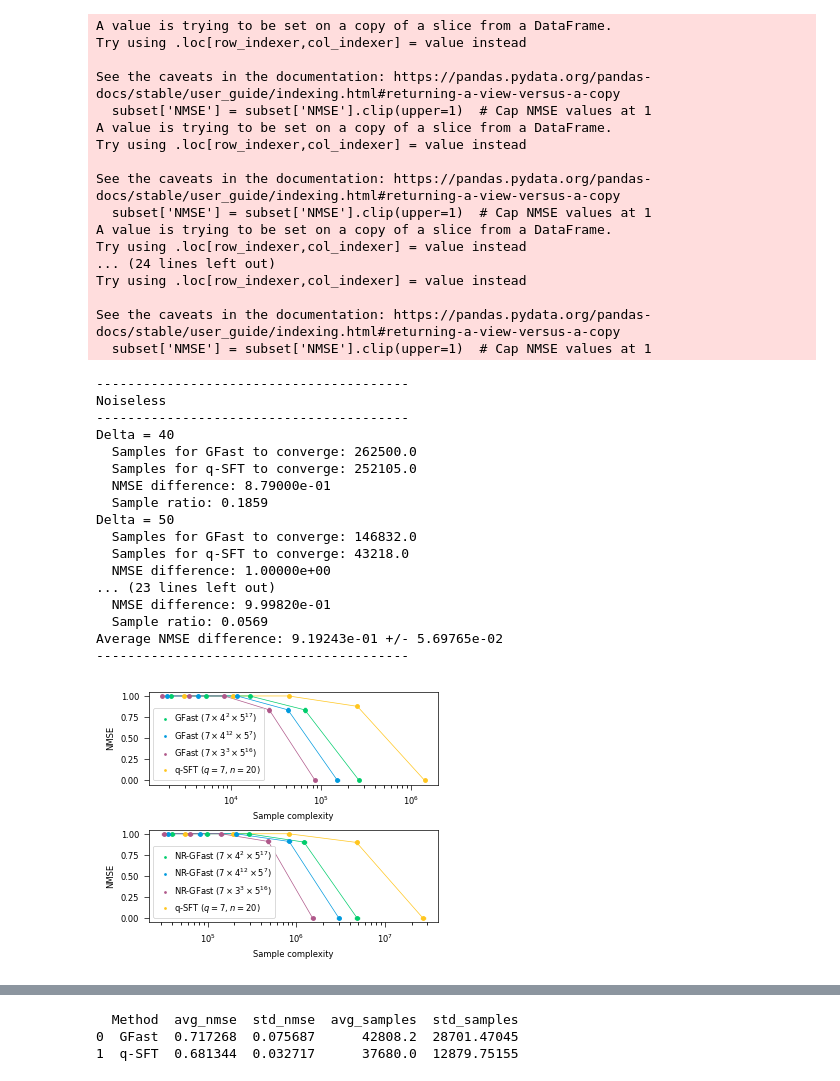
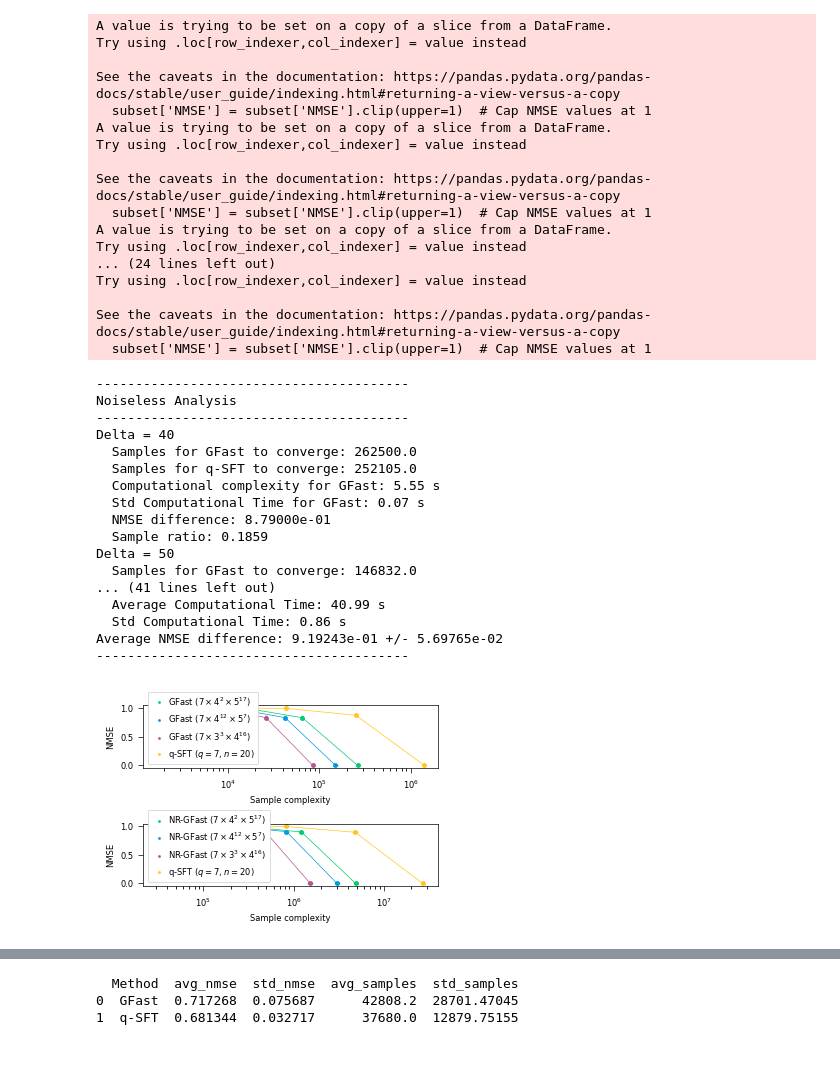
Before and after one commit to amirgroup-codes/GFast, a Jupyter notebook: figures.ipynb, the cells around one changed output, grey strips where cells are left out. Drawn from its saved outputs; the diff is of its cells as text; code cells hidden in the pictures.

```diff
--- a/figures.ipynb
+++ b/figures.ipynb
@@ -32,13 +32,15 @@ df = df[df['Removal'] == removal]
 df['Samples'] = df['Samples'].apply(ast.literal_eval)
 df['NMSE'] = df['NMSE'].apply(ast.literal_eval)
 df['b'] = df['b'].apply(ast.literal_eval)
+df['Computational Time (s)'] = df['Computational Time (s)'].apply(ast.literal_eval)
 
 plot_data = {
     'Samples': [s for sample_list in df['Samples'] for s in sample_list],
     'NMSE': [n for nmse_list in df['NMSE'] for n in nmse_list],
     'Delta': [d for d, sample_list in zip(df['Delta'], df['Samples']) for _ in sample_list],
     'b': [b_val for b_list in df['b'] for b_val in b_list],
-    'N': [d for d, sample_list in zip(df['N'], df['Samples']) for _ in sample_list]
+    'N': [d for d, sample_list in zip(df['N'], df['Samples']) for _ in sample_list],
+    'Computational Time (s)': [t_val for t_list in df['Computational Time (s)'] for t_val in t_list]
 }
 
 plot_df_noiseless = pd.DataFrame(plot_data)
@@ -52,13 +54,15 @@ df = df[df['Removal'] == removal]
 df['Samples'] = df['Samples'].apply(ast.literal_eval)
 df['NMSE'] = df['NMSE'].apply(ast.literal_eval)
 df['b'] = df['b'].apply(ast.literal_eval)
+df['Computational Time (s)'] = df['Computational Time (s)'].apply(ast.literal_eval)
 
 plot_data = {
     'Samples': [s for sample_list in df['Samples'] for s in sample_list],
     'NMSE': [n for nmse_list in df['NMSE'] for n in nmse_list],
     'Delta': [d for d, sample_list in zip(df['Delta'], df['Samples']) for _ in sample_list],
     'b': [b_val for b_list in df['b'] for b_val in b_list],
-    'N': [d for d, sample_list in zip(df['N'], df['Samples']) for _ in sample_list]
+    'N': [d for d, sample_list in zip(df['N'], df['Samples']) for _ in sample_list],
+    'Computational Time (s)': [t_val for t_list in df['Computational Time (s)'] for t_val in t_list]
 }
 
 plot_df_noisy = pd.DataFrame(plot_data)
@@ -224,7 +245,7 @@ def synt_analysis(df):
 Synthetic results
 """
 
-fig = plt.figure(figsize=(overall_fig_width*mm, 70*mm), constrained_layout=True)
+fig = plt.figure(figsize=(overall_fig_width*mm, 60*mm), constrained_layout=True)
 gs = gridspec.GridSpec(2, 1, height_ratios=[1, 1], width_ratios=[1], figure=fig)
 ax1 = fig.add_subplot(gs[0, 0])
 plot_deltas_vs_nmse_samples(ax1, plot_df_noiseless, markersize=markersize, legend_marker_size=legend_marker_size, linewidth=linewidth, font_size=font_size, legend_loc='lower left', xlabel='Sample complexity', ylabel='NMSE')
@@ -232,18 +253,29 @@ plot_deltas_vs_nmse_samples(ax1, plot_df_noiseless, markersize=markersize, legen
 # Noiseless analysis
 results = synt_analysis(plot_df_noiseless)
 print("-" * 40)
-print('Noiseless')
+print('Noiseless Analysis')
 print("-" * 40)
+
 nmse_difference = []
 for delta, metrics in results.items():
     print(f"Delta = {delta}")
-    print(f"  Samples for GFast to converge: {metrics['Samples for GFast to converge']}")
-    print(f"  Samples for q-SFT to converge: {metrics['Samples for q-SFT to converge']}")
-    print(f"  NMSE difference: {metrics['NMSE difference']:.5e}")
-    print(f"  Sample ratio: {metrics['Sample ratio']:.4f}")
-    nmse_difference.append(metrics['NMSE difference'])
-print(f"Average NMSE difference: {np.mean(nmse_difference):.5e} +/- {np.std(nmse_difference):.5e}")
+
+    if delta == '0':  # Special handling for Delta == 0
+        print(f"  Average Computational Time: {metrics['Average Computational Time (s)']:.2f} s")
+        print(f"  Std Computational Time: {metrics['Std Computational Time (s)']:.2f} s")
+    else:
+        print(f"  Samples for GFast to converge: {metrics['Samples for GFast to converge']}")
+        print(f"  Samples for q-SFT to converge: {metrics['Samples for q-SFT to converge']}")
+        print(f"  Computational complexity for GFast: {metrics['Average Computational Time (s)']:.2f} s")
+        print(f"  Std Computational Time for GFast: {metrics['Std Computational Time (s)']:.2f} s")
+        print(f"  NMSE difference: {metrics['NMSE difference']:.5e}")
+        print(f"  Sample ratio: {metrics['Sample ratio']:.4f}")
+        nmse_difference.append(metrics['NMSE difference'])
+
+if nmse_difference:
+    print(f"Average NMSE difference: {np.mean(nmse_difference):.5e} +/- {np.std(nmse_difference):.5e}")
 print("-" * 40)
+
 
 ax2 = fig.add_subplot(gs[1, 0])
 plot_deltas_vs_nmse_samples(ax2, plot_df_noisy, markersize=markersize, legend_marker_size=legend_marker_size, linewidth=linewidth, font_size=font_size, legend_loc='lower left', xlabel='Sample complexity', ylabel='NMSE', noisy=True)
@@ -255,49 +287,58 @@ print("-" * 40)
 nmse_difference = []
 for delta, metrics in results.items():
     print(f"Delta = {delta}")
-    print(f"  Samples for GFast to converge: {metrics['Samples for GFast to converge']}")
-    print(f"  Samples for q-SFT to converge: {metrics['Samples for q-SFT to converge']}")
-    print(f"  NMSE difference: {metrics['NMSE difference']:.5e}")
-    print(f"  Sample ratio: {metrics['Sample ratio']:.4f}")
-    nmse_difference.append(metrics['NMSE difference'])
-print(f"Average NMSE difference: {np.mean(nmse_difference):.5e} +/- {np.std(nmse_difference):.5e}")
+
+    if delta == '0':  # Special handling for Delta == 0
+        print(f"  Average Computational Time: {metrics['Average Computational Time (s)']:.2f} s")
+        print(f"  Std Computational Time: {metrics['Std Computational Time (s)']:.2f} s")
+    else:
+        print(f"  Samples for GFast to converge: {metrics['Samples for GFast to converge']}")
+        print(f"  Samples for q-SFT to converge: {metrics['Samples for q-SFT to converge']}")
+        print(f"  Computational complexity for GFast: {metrics['Average Computational Time (s)']:.2f} s")
+        print(f"  Std Computational Time for GFast: {metrics['Std Computational Time (s)']:.2f} s")
+        print(f"  NMSE difference: {metrics['NMSE difference']:.5e}")
+        print(f"  Sample ratio: {metrics['Sample ratio']:.4f}")
+        nmse_difference.append(metrics['NMSE difference'])
+
+if nmse_difference:
+    print(f"Average NMSE difference: {np.mean(nmse_difference):.5e} +/- {np.std(nmse_difference):.5e}")
 print("-" * 40)
 
 plt.savefig('synt_figures.pdf', transparent=True, dpi=300)
 plt.show()
 # %% [output]
 A value is trying to be set on a copy of a slice from a DataFrame.
 Try using .loc[row_indexer,col_indexer] = value instead
 
 See the caveats in the documentation: https://pandas.pydata.org/pandas-docs/stable/user_guide/indexing.html#returning-a-view-versus-a-copy
   subset['NMSE'] = subset['NMSE'].clip(upper=1)  # Cap NMSE values at 1
 A value is trying to be set on a copy of a slice from a DataFrame.
 Try using .loc[row_indexer,col_indexer] = value instead
 
 See the caveats in the documentation: https://pandas.pydata.org/pandas-docs/stable/user_guide/indexing.html#returning-a-view-versus-a-copy
   subset['NMSE'] = subset['NMSE'].clip(upper=1)  # Cap NMSE values at 1
 A value is trying to be set on a copy of a slice from a DataFrame.
 Try using .loc[row_indexer,col_indexer] = value instead
 ... (24 lines left out)
 Try using .loc[row_indexer,col_indexer] = value instead
 
 See the caveats in the documentation: https://pandas.pydata.org/pandas-docs/stable/user_guide/indexing.html#returning-a-view-versus-a-copy
   subset['NMSE'] = subset['NMSE'].clip(upper=1)  # Cap NMSE values at 1
 ----------------------------------------
-Noiseless
+Noiseless Analysis
 ----------------------------------------
 Delta = 40
   Samples for GFast to converge: 262500.0
   Samples for q-SFT to converge: 252105.0
+  Computational complexity for GFast: 5.55 s
+  Std Computational Time for GFast: 0.07 s
   NMSE difference: 8.79000e-01
   Sample ratio: 0.1859
 Delta = 50
   Samples for GFast to converge: 146832.0
-  Samples for q-SFT to converge: 43218.0
-  NMSE difference: 1.00000e+00
-... (23 lines left out)
-  NMSE difference: 9.99820e-01
-  Sample ratio: 0.0569
+... (41 lines left out)
+  Average Computational Time: 40.99 s
+  Std Computational Time: 0.86 s
 Average NMSE difference: 9.19243e-01 +/- 5.69765e-02
 ----------------------------------------
-[figure, old version]
+[figure, new version]
```
Also changed, not shown: parts of 9 cells of this notebook, 11 other files.
